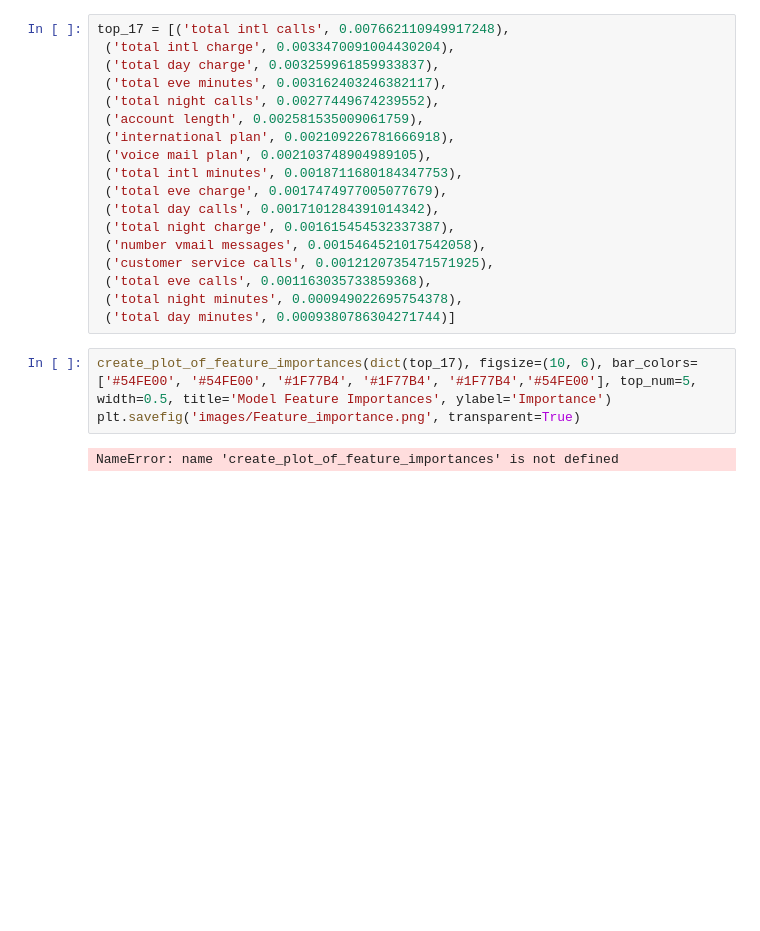
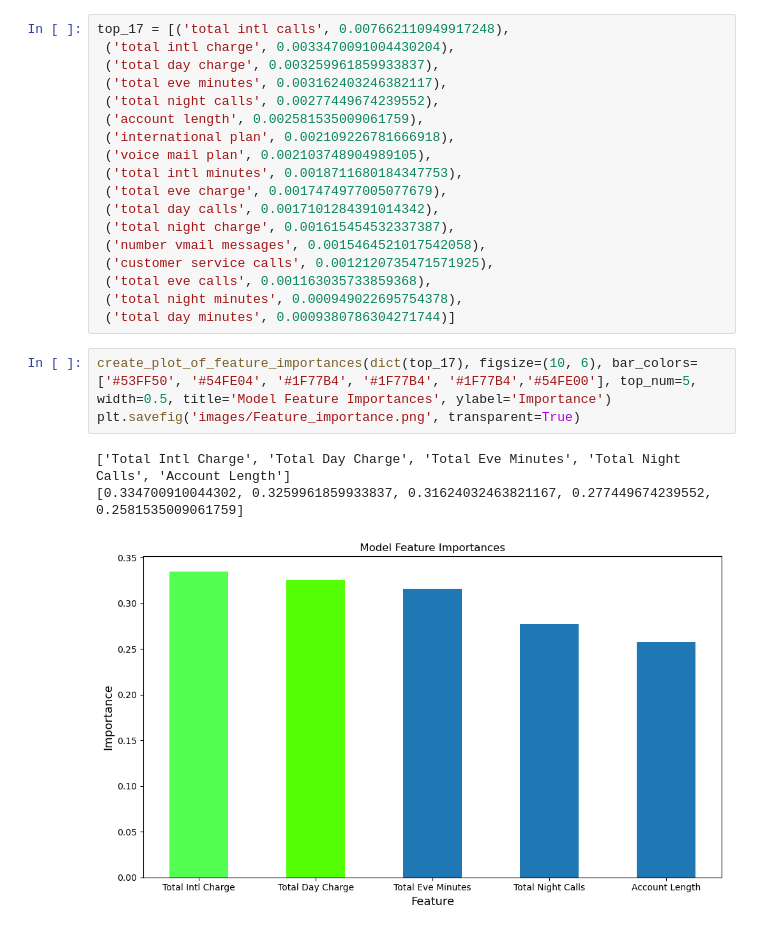
Before and after one commit to samjdedes/project3_ChurnModeling, a Jupyter notebook: notebooks/EDA.ipynb, the cells around one changed output. Drawn from its saved outputs; the diff is of its cells as text; blank space fills up the shorter version.

Commit message:
finalized feature impotances and correlation visualizations

```diff
--- a/notebooks/EDA.ipynb
+++ b/notebooks/EDA.ipynb
@@ -528,9 +715,11 @@ top_17 = [('total intl calls', 0.007662110949917248),
  ('total night minutes', 0.000949022695754378),
  ('total day minutes', 0.0009380786304271744)]
 # %%
-create_plot_of_feature_importances(dict(top_17), figsize=(10, 6), bar_colors=['#54FE00', '#54FE00', '#1F77B4', '#1F77B4', '#1F77B4','#54FE00'], top_num=5, width=0.5, title='Model Feature Importances', ylabel='Importance')
+create_plot_of_feature_importances(dict(top_17), figsize=(10, 6), bar_colors=['#53FF50', '#54FE04', '#1F77B4', '#1F77B4', '#1F77B4','#54FE00'], top_num=5, width=0.5, title='Model Feature Importances', ylabel='Importance')
 plt.savefig('images/Feature_importance.png', transparent=True)
 # %% [output]
-NameError: name 'create_plot_of_feature_importances' is not defined
+['Total Intl Charge', 'Total Day Charge', 'Total Eve Minutes', 'Total Night Calls', 'Account Length']
+[0.334700910044302, 0.3259961859933837, 0.31624032463821167, 0.277449674239552, 0.2581535009061759]
+[figure, added]
 # %%
 create_plot_of_feature_importances(dict(top_17), xrot=90)
```
Also changed, not shown: parts of 39 cells of this notebook, 3 other files.
